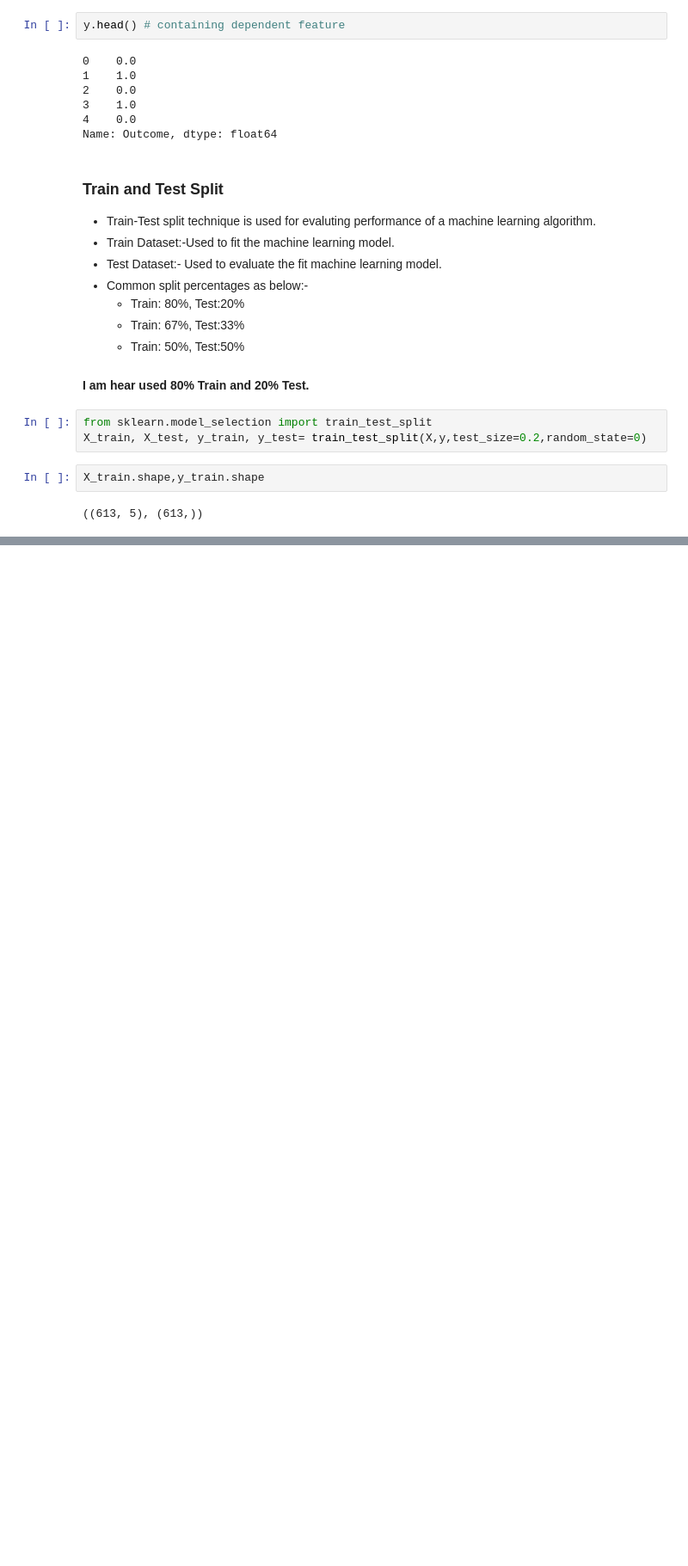
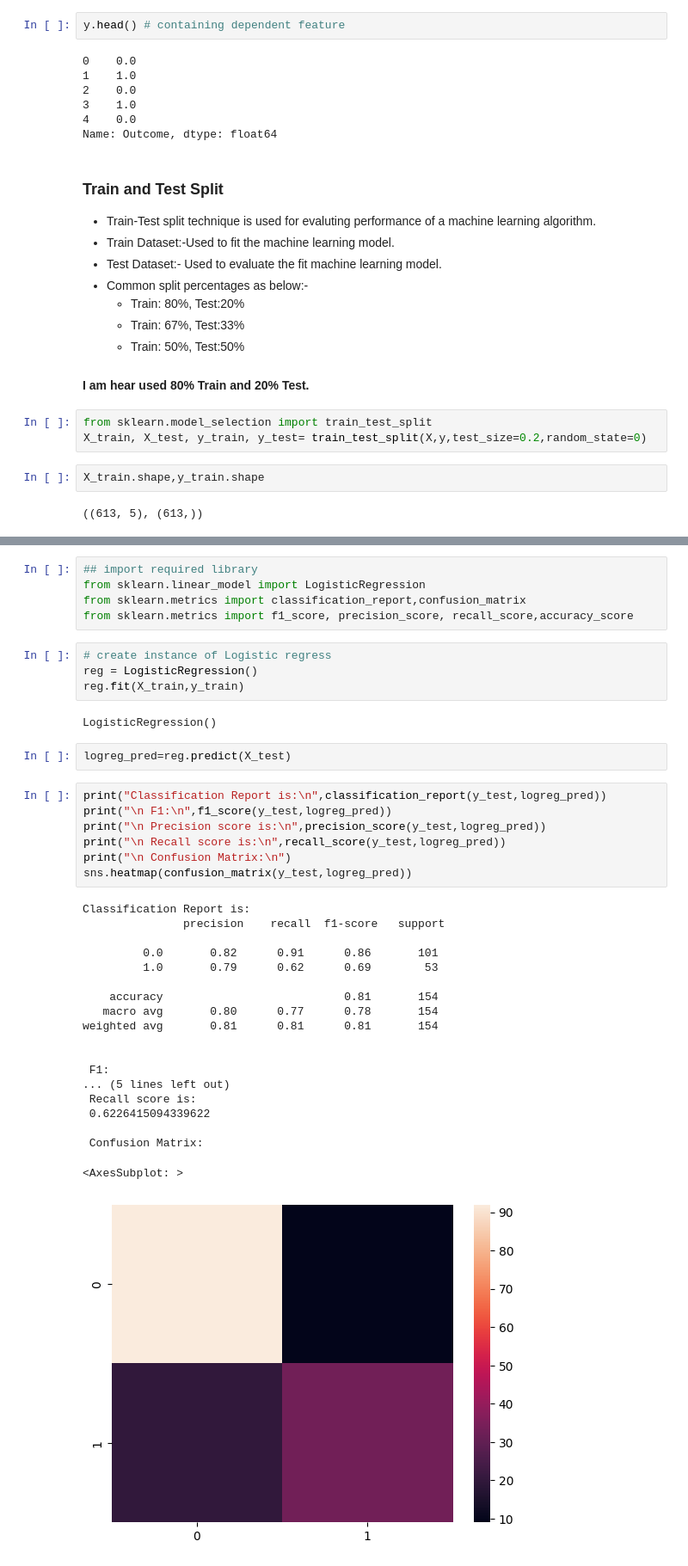
Before and after one commit to shrikantshinde1989/capston-project, a Jupyter notebook: DiabetesProject.ipynb, the cells around one changed output, grey strips where cells are left out. Shown at 86% size. Drawn from its saved outputs; the diff is of its cells as text; blank space fills up the shorter version.

Commit message:
Adding Machine learing Model

```diff
--- a/DiabetesProject.ipynb
+++ b/DiabetesProject.ipynb
@@ -524,0 +498,40 @@ ConnectionResetError: [WinError 10054] An existing connection was forcibly close
+# %%
+## import required library
+from sklearn.linear_model import LogisticRegression
+from sklearn.metrics import classification_report,confusion_matrix
+from sklearn.metrics import f1_score, precision_score, recall_score,accuracy_score
+# %%
+# create instance of Logistic regress
+reg = LogisticRegression()
+reg.fit(X_train,y_train)
+# %% [output]
+LogisticRegression()
+# %%
+logreg_pred=reg.predict(X_test)
+# %%
+print("Classification Report is:\n",classification_report(y_test,logreg_pred))
+print("\n F1:\n",f1_score(y_test,logreg_pred))
+print("\n Precision score is:\n",precision_score(y_test,logreg_pred))
+print("\n Recall score is:\n",recall_score(y_test,logreg_pred))
+print("\n Confusion Matrix:\n")
+sns.heatmap(confusion_matrix(y_test,logreg_pred))
+# %% [output]
+Classification Report is:
+               precision    recall  f1-score   support
+
+         0.0       0.82      0.91      0.86       101
+         1.0       0.79      0.62      0.69        53
+
+    accuracy                           0.81       154
+   macro avg       0.80      0.77      0.78       154
+weighted avg       0.81      0.81      0.81       154
+
+
+ F1:
+... (5 lines left out)
+ Recall score is:
+ 0.6226415094339622
+
+ Confusion Matrix:
+<AxesSubplot: >
+[figure, added]
```
Also changed, not shown: parts of 4 cells of this notebook.
